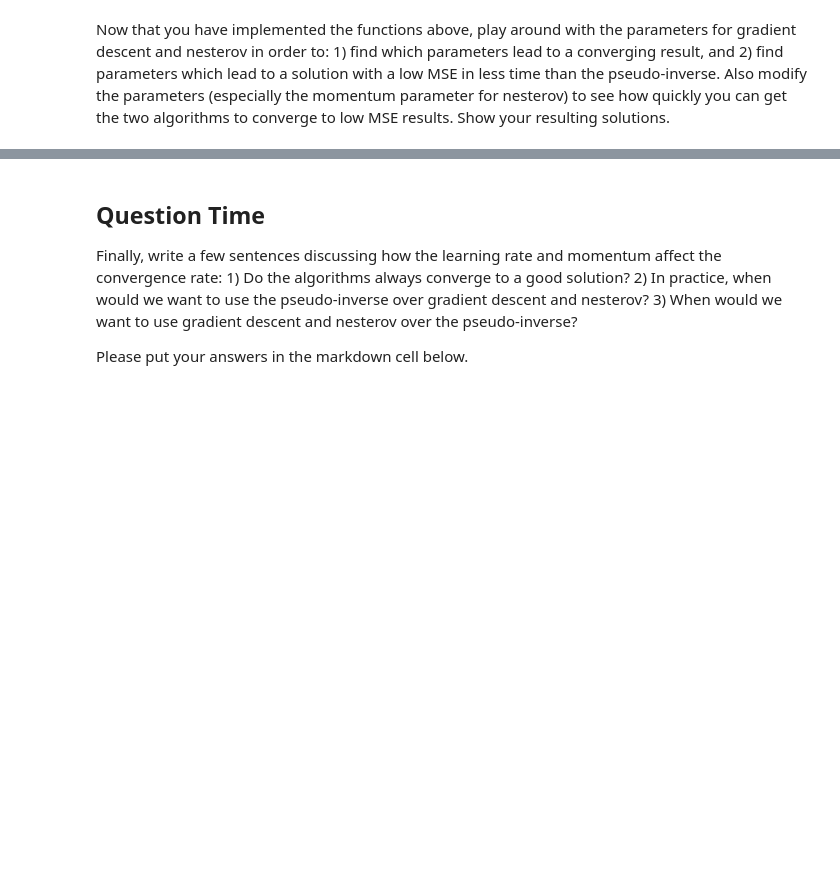
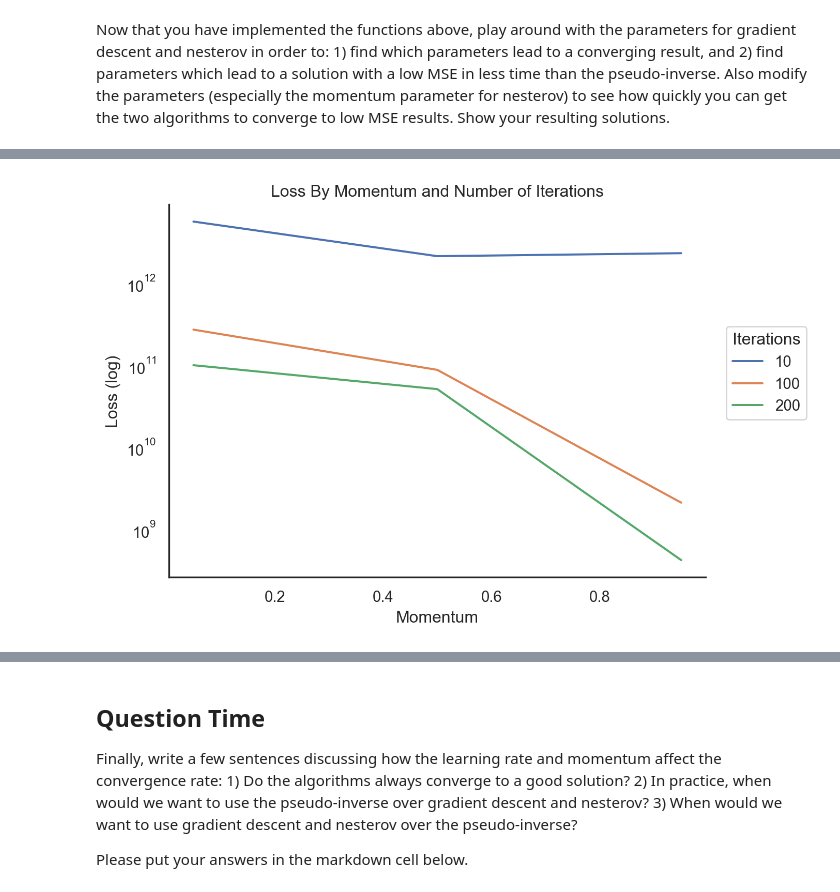
Before and after one commit to saragracebiddle/bioe485, a Jupyter notebook: MP2/MP 2 - Gradient Descent, Nesterov and Pseudo-Inverse.ipynb, the cells around one changed output, grey strips where cells are left out. Cells and saved outputs as stored; diff of their text form; code cells hidden in the pictures; blank space fills up the shorter version.

```diff
--- a/MP2/MP 2 - Gradient Descent, Nesterov and Pseudo-Inverse.ipynb
+++ b/MP2/MP 2 - Gradient Descent, Nesterov and Pseudo-Inverse.ipynb
@@ -319,7 +276,0 @@ KeyboardInterrupt:
-# %%
-alpha = 0.001
-iters = 10
-momentum = 0.1
-nest_out, nest_loss = Nesterov(A, b, alpha,momentum,  iters)
-print("Nesterov Done")
-print(f'MSE from Nesterov Descent: {mse(nest_out, img)}')
@@ -328,0 +337,16 @@ TypeError: object of type 'function' has no len()
+# %%
+alpha = 1
+iterations = [10, 100, 200]
+m = [0.05, 0.5, 0.95]
+
+final_loss = []
+ms = []
+num_iter = []
+
+for M in m:
+    print(f'Starting lr: {M}')
+    nest_out, nest_loss = Nesterov(A,b,alpha,M, 200)
+    for i in iterations:
+        final_loss.append(nest_loss[(i-1)])
+        ms.append(M)
+        num_iter.append(i)
@@ -328,0 +369,20 @@ TypeError: object of type 'function' has no len()
+# %%
+nestdict = {'momentum' : ms,
+       'iter' : map(str, num_iter),
+       'loss' : final_loss}
+nestpd = pd.DataFrame(nestdict)
+# %%
+(
+    so.Plot(nestpd, x = 'momentum', y = 'loss')
+    .add(so.Line(),  color = 'iter')
+    .scale(y = 'log')
+    .label(
+        x = 'Momentum',
+        y = 'Loss (log)',
+        color = 'Iterations',
+        title = 'Loss By Momentum and Number of Iterations'
+    )
+    .theme(theme_dict)
+)
+# %% [output]
+[figure, added]
```
Also changed, not shown: parts of 33 cells of this notebook.
